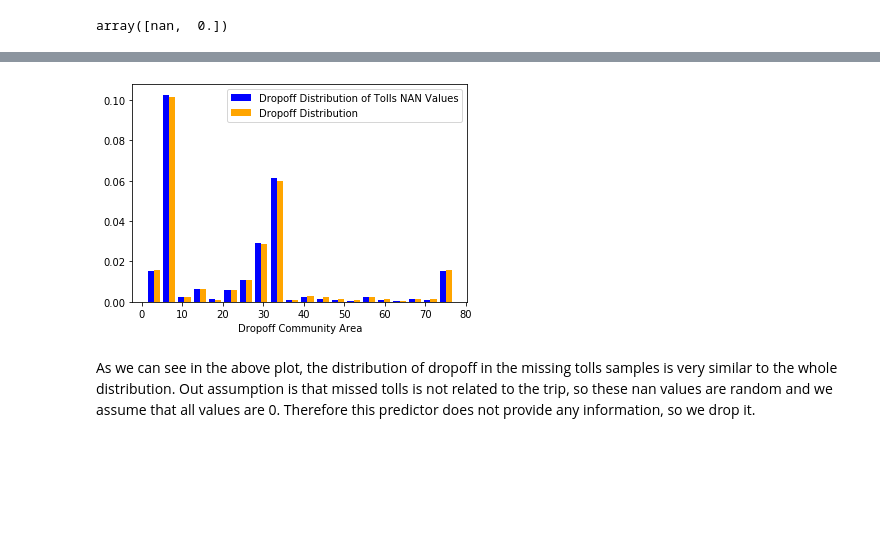
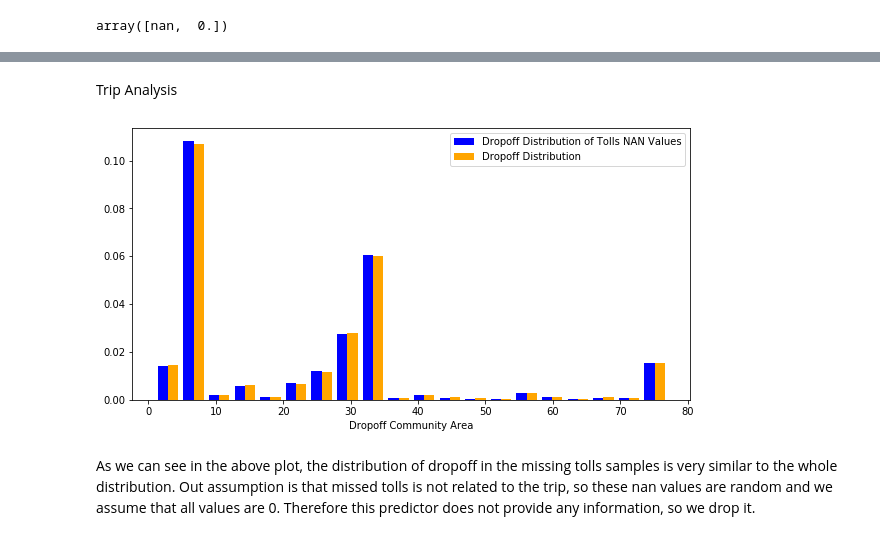
Before and after one commit to alexisgaziello/CSP_MATH_571_taxi_oracle, a Jupyter notebook: src/Taxis Analysis.ipynb, the cells around one changed output, grey strips where cells are left out. Cells and saved outputs as stored; diff of their text form; code cells hidden in the pictures; blank space fills up the shorter version.

Commit message:
Added Taxis Analysis: Preprocessing (Missing Values)

```diff
--- a/src/Taxis Analysis.ipynb
+++ b/src/Taxis Analysis.ipynb
@@ -72,0 +108,23 @@ Index(['unique_key', 'taxi_id', 'trip_start_timestamp', 'trip_end_timestamp',
+# %%
+df['trip_start_timestamp'] = pd.to_datetime(df['trip_start_timestamp'],format="%Y-%m-%d %H:%M:%S UTC")
+df['trip_end_timestamp'] = pd.to_datetime(df['trip_end_timestamp'],format="%Y-%m-%d %H:%M:%S UTC")
+# %%
+# Extract data from datetime64
+timeStart= df['trip_start_timestamp']
+dateTime = pd.DatetimeIndex(timeStart.values)
+
+df['trip_start_timestamp_year'] = dateTime.year
+df['trip_start_timestamp_month'] = dateTime.month
+df['trip_start_timestamp_day'] = dateTime.day
+df['trip_start_timestamp_quarter'] = dateTime.quarter
+df['trip_start_timestamp_time'] = dateTime.timetz
+
+
+timeEnd = df['trip_end_timestamp']
+dateTime = pd.DatetimeIndex(timeEnd.values)
+
+df['trip_end_timestamp_year'] = dateTime.year
+df['trip_end_timestamp_month'] = dateTime.month
+df['trip_end_timestamp_day'] = dateTime.day
+df['trip_end_timestamp_quarter'] = dateTime.quarter
+df['trip_end_timestamp_time'] = dateTime.timetz
@@ -152,16 +246,19 @@ Let's get insight in the trips where the values are nan
+# %% [markdown]
+Trip Analysis
 # %%
 dropCA_tollNA = df.loc[df['tolls'].isna(),'dropoff_community_area']
 dropCA = df['dropoff_community_area']
 
 colors = ['blue','orange']
 labels = ['Dropoff Distribution of Tolls NAN Values','Dropoff Distribution']
 
+plt.figure(figsize=(10,5))
 plt.hist([dropCA_tollNA,dropCA],density=True,color=colors,label=labels,bins=20)
 plt.xlabel('Dropoff Community Area')
 plt.legend()
 plt.show()
 # %% [output]
-[figure, old version]
+[figure, new version]
 # %% [markdown]
 As we can see in the above plot, the distribution of dropoff in the missing tolls samples is very similar to the whole distribution. Out assumption is that missed tolls is not related to the trip, so these nan values are random and we assume that all values are 0. Therefore this predictor does not provide any information, so we drop it.
 # %%
```
Also changed, not shown: parts of 19 cells of this notebook.
